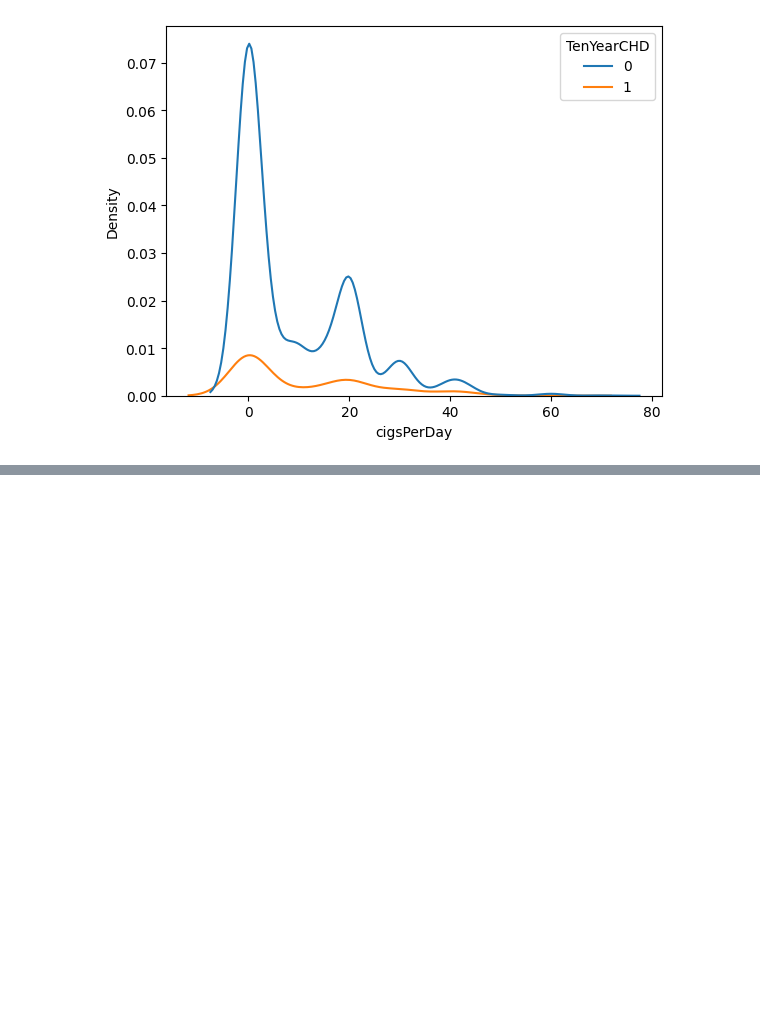
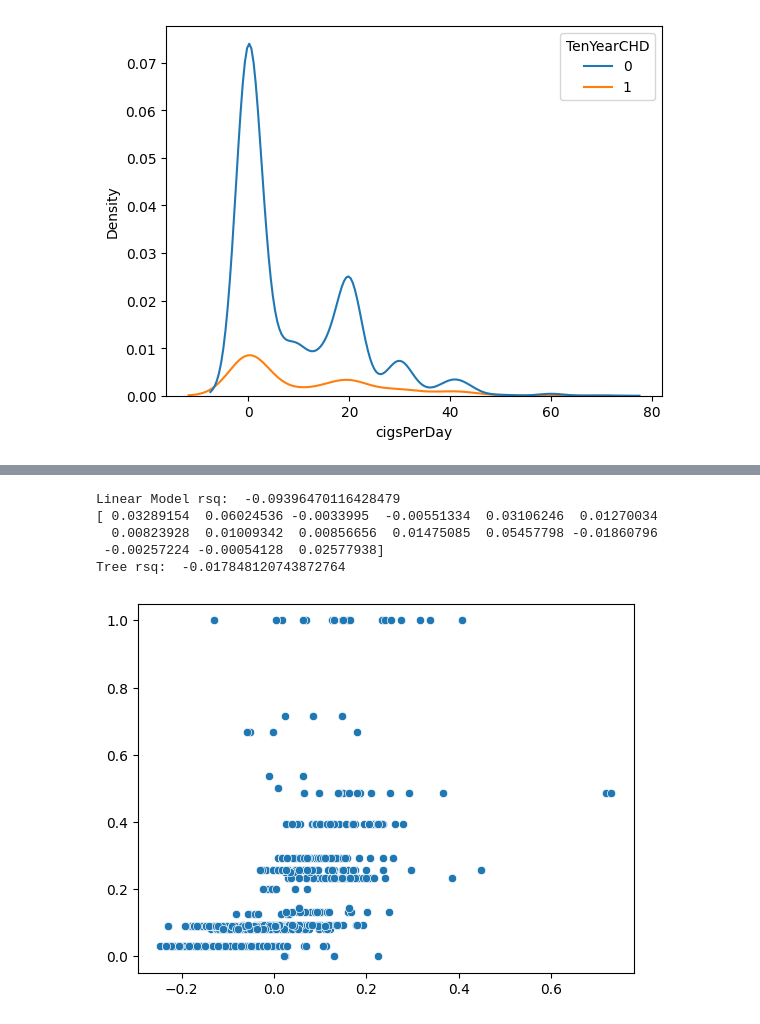
Before and after one commit to gdbwoo/DS-3001-Projects, a Jupyter notebook: Project 2/project_chd.ipynb, the cells around one changed output, grey strips where cells are left out. Saved outputs shown, nothing was run; the diff lists cells and outputs as text; code cells hidden in the pictures; blank space fills up the shorter version.

```diff
--- a/Project 2/project_chd.ipynb
+++ b/Project 2/project_chd.ipynb
@@ -39 +41,4 @@ dtype: object
+# %%
+df_test = pd.read_csv("/content/DS-3001-Projects/Project 2/fhs_test.csv")
+df_test = df_test.dropna()
 # %%
@@ -49,0 +174,18 @@ sns.kdeplot(data=df,x='cigsPerDay',hue='TenYearCHD')
+# %%
+# 7. Extract results:
+print('Linear Model rsq: ', lm.score(X_test, y_test) ) # R-squared
+print(lm.named_steps['linreg'].coef_) # Regression coefficients
+y_hat_lm = lm.predict(X_test) # Predicted values
+
+print('Tree rsq: ', tree.score(X_test, y_test) ) # R-squared
+y_hat_tree = tree.predict(X_test)
+
+sns.scatterplot(x=y_hat_lm, y=y_hat_tree)
+plt.show()
+# %% [output]
+Linear Model rsq:  -0.09396470116428479
+[ 0.03289154  0.06024536 -0.0033995  -0.00551334  0.03106246  0.01270034
+  0.00823928  0.01009342  0.00856656  0.01475085  0.05457798 -0.01860796
+ -0.00257224 -0.00054128  0.02577938]
+Tree rsq:  -0.017848120743872764
+[figure, added]
```
Also changed, not shown: parts of 9 cells of this notebook.
